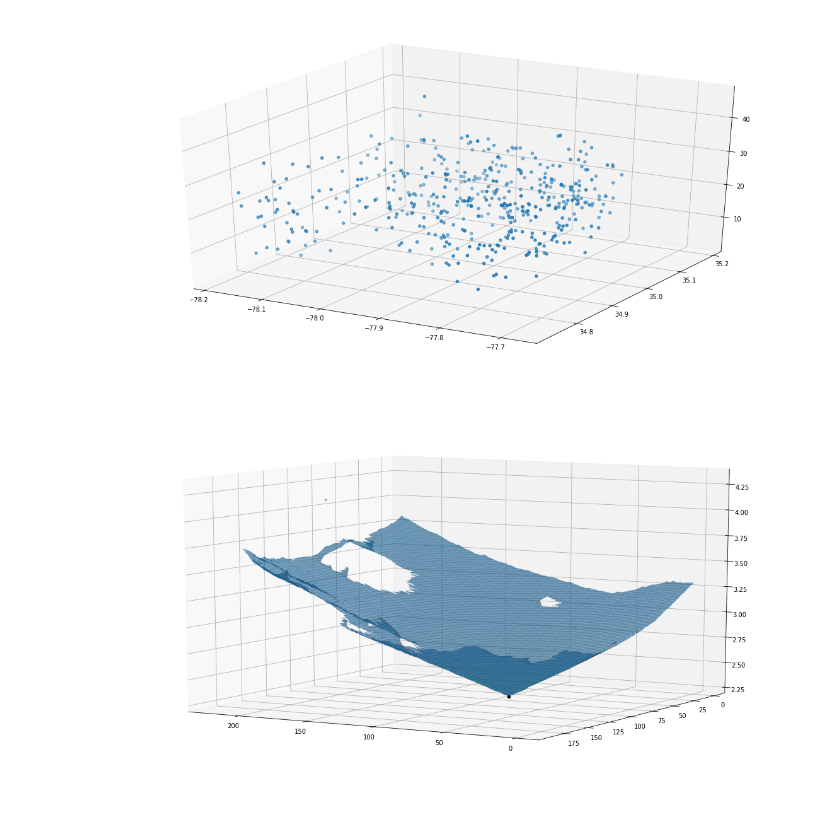
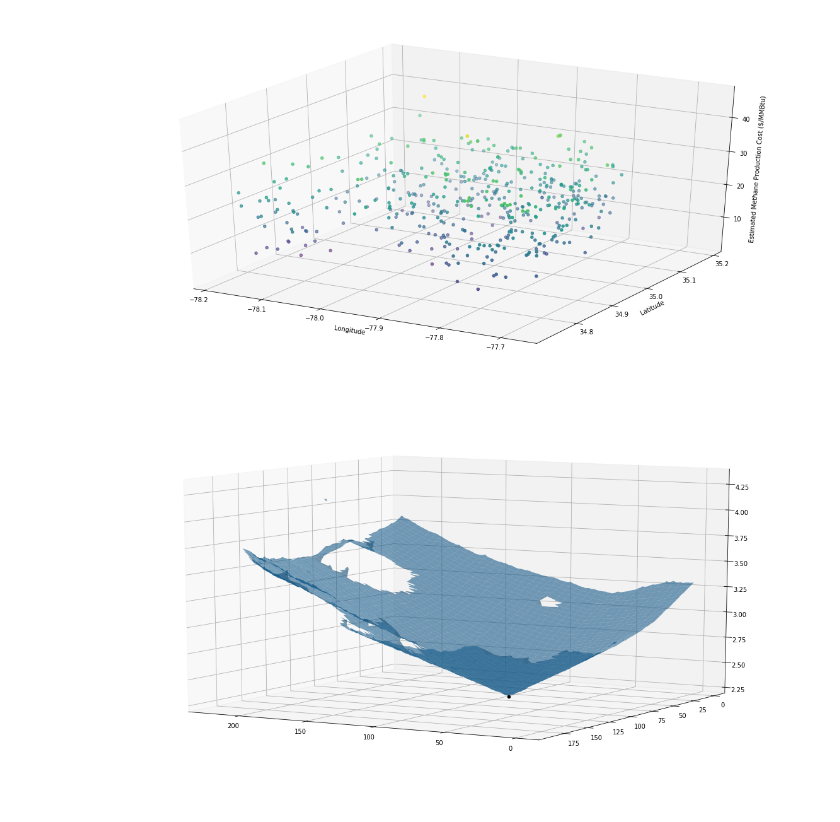
Before and after one commit to ENV859/BioGas_optimization, a Jupyter notebook: scripts/Create-Cost-Stack.ipynb, the cells around one changed output. Saved outputs shown, nothing was run; the diff lists cells and outputs as text; code cells hidden in the pictures.

```diff
--- a/scripts/Create-Cost-Stack.ipynb
+++ b/scripts/Create-Cost-Stack.ipynb
@@ -41,9 +61,10 @@ arrCost[arrCost == 0] = arrCost.max() * 10
 # %%
 #Read in biogas sources (example: Duplin Co)
 dfBG =  pd.read_excel('../data/DuplinCountySwineFarmEconomics.xlsx',
-                         sheet_name='Duplin County Swine Farm Master').iloc[:,[11,12,-6,-4,-1]]
+                         sheet_name='Duplin County Swine Farm Master').iloc[:,[11,12,17,19,22]]
 #Sort values in ascending order by cost to pipe
 dfBG.sort_values(by='TEST ($/mi-MMBtu @15y)',ascending=True,inplace=True)
+#Display the first 5 rows of data
 dfBG.head()
 # %% [output]
 |  | Farm Latitude | Farm Longitude | Total Potential Methane Yield (sc... | Estimated Methane Production Cost... | TEST ($/mi-MMBtu @15y) |
@@ -56,9 +81,5 @@ dfBG.head()
 #Convert to a geopandas dataframe (for easy reprojecting)
 geom = [Point(xy) for xy in zip(dfBG.iloc[:,1],dfBG.iloc[:,0])] #Create the geometry objects
 gdfBG = gpd.GeoDataFrame(dfBG, geometry = geom)                 #Convert to a geodataframe
-gdfBG.crs = {'init':'epsg:4326'}                                #Set the projection (NAD 1983)
+gdfBG.crs = {'init':'epsg:4269'}                                #Set the projection (NAD 1983)
 #gdfBG.to_file('../data/DuplinSites_LL.shp')                     #Save to a file
-# %%
-#Re-project the points to match the raster (takes a moment...)
-#gdfBG_prj = gdfBG.to_crs(ds_prj)
-gdfBG_prj = gpd.read_file('../data/DuplinSites_Prj.shp')            #Alternatively, read in a saved, projected version
@@ -68,0 +88,18 @@ gdfBG_prj['yOffset'] = gdfBG_prj['geometry'].apply(lambda x: int(((x.y - lly)/y_
+# %%
+#Re-project the points to match the raster (takes a moment...)
+projFeaturesFilename = '../data/DuplinSites_Prj.shp'
+if os.path.exists(projFeaturesFilename):
+    print("Using existing file.")
+    gdfBG_prj = gpd.read_file(projFeaturesFilename)
+else:
+    print("Reprojecting data",end='')
+    #Create the CRS matching the input raster (lookup https://spatialreference.org/ref/esri/102010/)
+    outCRS = {'proj': 'eqdc', 'lat_0': 40, 'lon_0': -96, 'lat_1': 20, 'lat_2': 60,
+              'x_0': 0, 'y_0': 0, 'datum': 'NAD83', 'units': 'm', 'no_defs': True}
+    gdfBG_prj = gdfBG.to_crs(outCRS)
+    #Add columns for xOffset (columns) and yOffset (rows)
+    gdfBG_prj['xOffset'] = gdfBG_prj['geometry'].apply(lambda x: int(((x.x - llx)/x_size)))
+    gdfBG_prj['yOffset'] = gdfBG_prj['geometry'].apply(lambda x: int(((x.y - lly)/y_size)))
+    #Save to file
+    print(" and saving to {}".format(projFeaturesFilename))
+    gdfBG_prj.to_file(projFeaturesFilename)
@@ -132,10 +199,20 @@ dsOut.FlushCache()
 # %%
 #Build 3d array of base cost values
+
+#Set the axis values
+xValues = gdfBG_prj.iloc[:,1] #Longitude
+yValues = gdfBG_prj.iloc[:,0] #Latitude
+zValues = gdfBG_prj.iloc[:,3] #Production costs
+
+#Construct the figure
 fig = plt.figure(figsize=(20,10))
 ax = fig.add_subplot(111, projection='3d')
-ax.scatter3D(gdfBG_prj.iloc[:,1],gdfBG_prj.iloc[:,0],gdfBG_prj.iloc[:,3], cmap='ocean');
+ax.scatter3D(xValues,yValues,zValues,c=zValues);
+ax.set_xlabel("Longitude")
+ax.set_ylabel("Latitude")
+ax.set_zlabel("Estimated Methane Production Cost ($/MMBtu)");
 # %% [output]
-[figure, old version]
+[figure, new version]
 # %%
 #Create a 3 point for the lowest cost site
 X1,Y1,Z1 = gdfBG_prj.iloc[0,[-2,-1,3]].values
```
Also changed, not shown: parts of 24 cells of this notebook.
